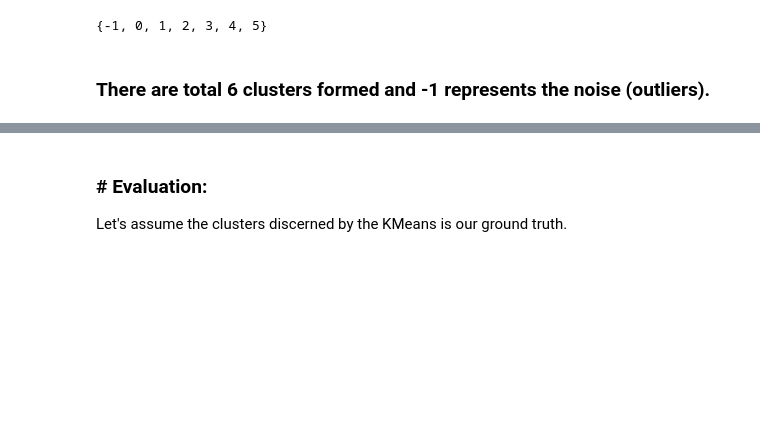
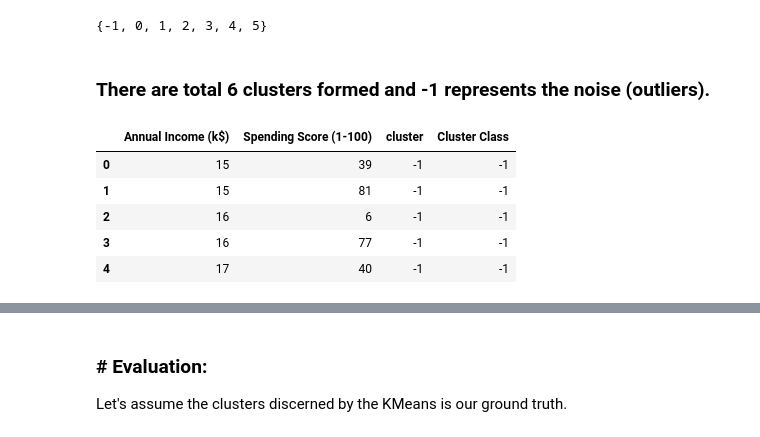
Before and after one commit to suryanshyaknow/machine-learning, a Jupyter notebook: in7__Clustering/in1__KMeans, DBSCAN.ipynb, the cells around one changed output, grey strips where cells are left out. Cells and saved outputs as stored; diff of their text form; code cells hidden in the pictures; blank space fills up the shorter version.

```diff
--- a/in7__Clustering/in1__KMeans, DBSCAN.ipynb
+++ b/in7__Clustering/in1__KMeans, DBSCAN.ipynb
@@ -298,3 +298,13 @@ set(dbs_mod.labels_)
 {-1, 0, 1, 2, 3, 4, 5}
 # %% [markdown]
 ### There are total 6 clusters formed and -1 represents the noise (outliers).
+# %%
+features["Cluster Class"] = dbs_mod.labels_
+features.head()
+# %% [output]
+|  | Annual Income (k$) | Spending Score (1-100) | cluster | Cluster Class |
+| 0 | 15 | 39 | -1 | -1 |
+| 1 | 15 | 81 | -1 | -1 |
+| 2 | 16 | 6 | -1 | -1 |
+| 3 | 16 | 77 | -1 | -1 |
+| 4 | 17 | 40 | -1 | -1 |
```
Also changed, not shown: parts of 4 cells of this notebook, 2 other files.
